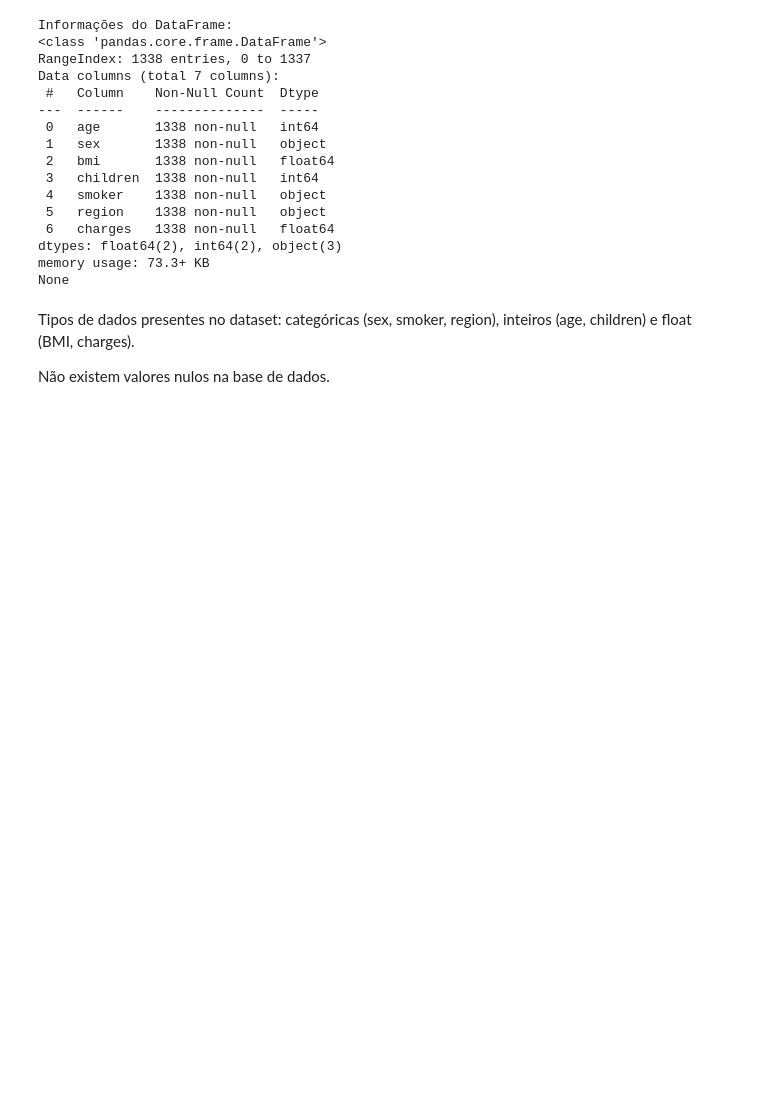
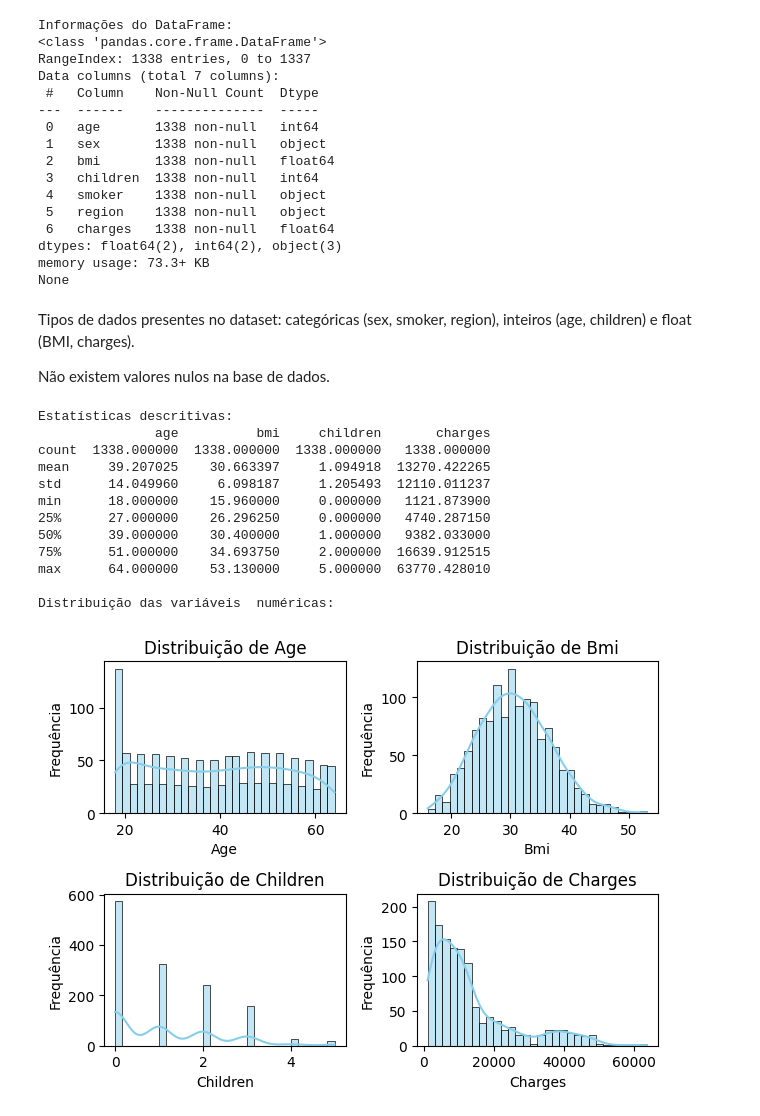
Before and after one commit to carolinampessoa/TechChallengeFase1, a Jupyter notebook: TechChallengeFase1.ipynb, the cells around one changed output. Drawn from its saved outputs; the diff is of its cells as text; code cells hidden in the pictures; blank space fills up the shorter version.

```diff
--- a/TechChallengeFase1.ipynb
+++ b/TechChallengeFase1.ipynb
@@ -73,5 +73,34 @@ None
  Tipos de dados presentes no dataset: categóricas (sex, smoker, region), inteiros (age, children) e float (BMI, charges).
 
  Não existem valores nulos na base de dados.
+# %%
+print("\nEstatísticas descritivas:")
+print(df.describe())
+print("\nDistribuição das variáveis  numéricas:")
+num_attribs = list(df.select_dtypes(include=['number']))
+
+for i, var in enumerate(num_attribs):
+    plt.subplot(2, 2, i + 1) # Cria uma grade de 2x2 subplots
+    sns.histplot(df[var], kde=True, bins=30, color='skyblue')
+    plt.title(f'Distribuição de {var.capitalize()}')
+    plt.xlabel(var.capitalize())
+    plt.ylabel('Frequência')
+
+plt.tight_layout() # Ajusta o layout para evitar sobreposição
+plt.show()
+# %% [output]
+Estatísticas descritivas:
+               age          bmi     children       charges
+count  1338.000000  1338.000000  1338.000000   1338.000000
+mean     39.207025    30.663397     1.094918  13270.422265
+std      14.049960     6.098187     1.205493  12110.011237
+min      18.000000    15.960000     0.000000   1121.873900
+25%      27.000000    26.296250     0.000000   4740.287150
+50%      39.000000    30.400000     1.000000   9382.033000
+75%      51.000000    34.693750     2.000000  16639.912515
+max      64.000000    53.130000     5.000000  63770.428010
+
+Distribuição das variáveis  numéricas:
+[figure, added]
 # %%
 # %% [output]
```
Also changed, not shown: parts of 8 cells of this notebook.
